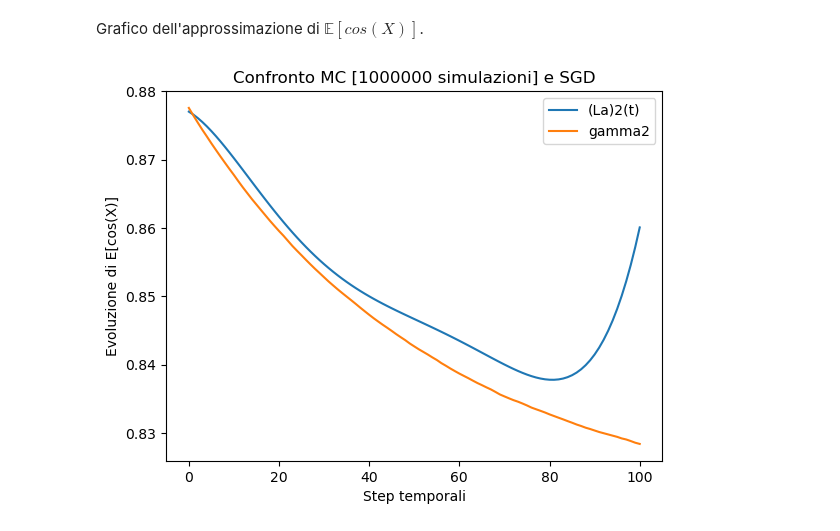
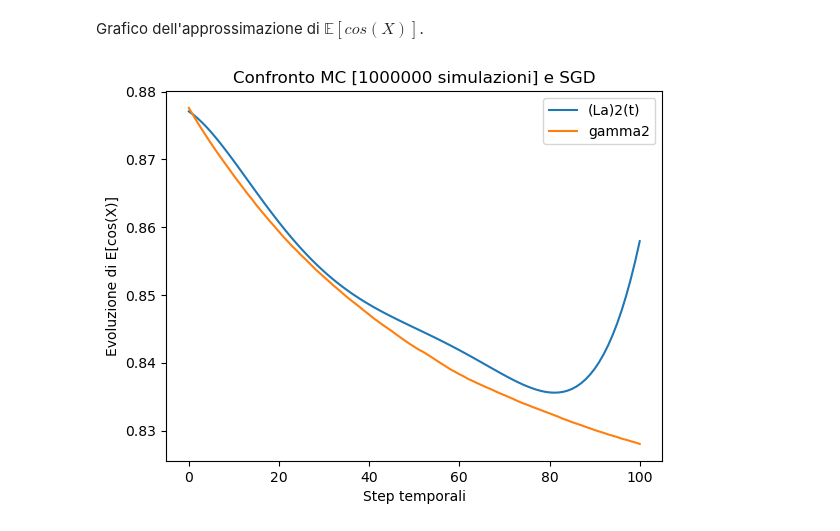
Before and after one commit to amatoandre/TESI, a Jupyter notebook: test_SGD.ipynb, the cells around one changed output. Drawn from its saved outputs; the diff is of its cells as text; code cells hidden in the pictures.

```diff
--- a/test_SGD.ipynb
+++ b/test_SGD.ipynb
@@ -239,7 +239,7 @@ if __name__ == "__main__":
     r0 = [0.5, 1, 5, 10]
     rho = [0.6, 0.7, 0.8, 0.9]
     eps = 0.01
-    M = 1000 # 1, 10, 100, 1000, 10000
+    M = 10000 # 1, 10, 100, 1000, 10000
     tipo = 'lagrange'
 
 
@@ -325,12 +325,12 @@ Grafico dell'approssimazione di $\mathbb{E}[cos(X)]$.
 # %%
 fig = plt.figure()
 plt.title("Confronto MC [" + str(M1) + " simulazioni] e SGD")
 plt.xlabel("Step temporali")
 plt.ylabel("Evoluzione di E[cos(X)]")
 # plt.ylim(0.4, 0.9) # se non c'è il grafico è molto zoomato
-plt.plot(np.dot(A2[0], g), label='(La)2(t)')
+plt.plot(np.dot(A2[5], g), label='(La)2(t)')
 plt.plot(gamma2, label='gamma2')
 plt.legend()
 plt.show()
 # %% [output]
-[figure, old version]
+[figure, new version]
```
Also changed, not shown: parts of 2 cells of this notebook.
